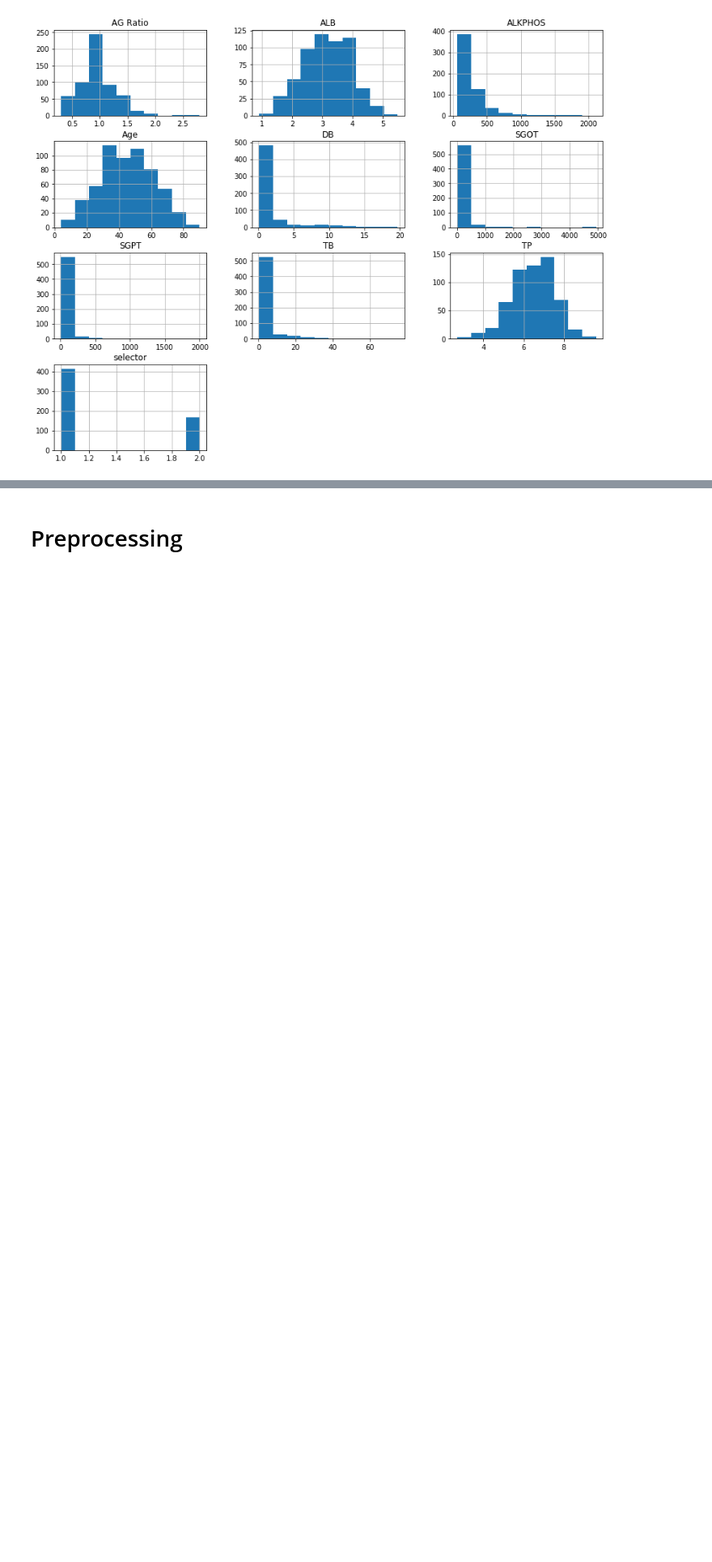
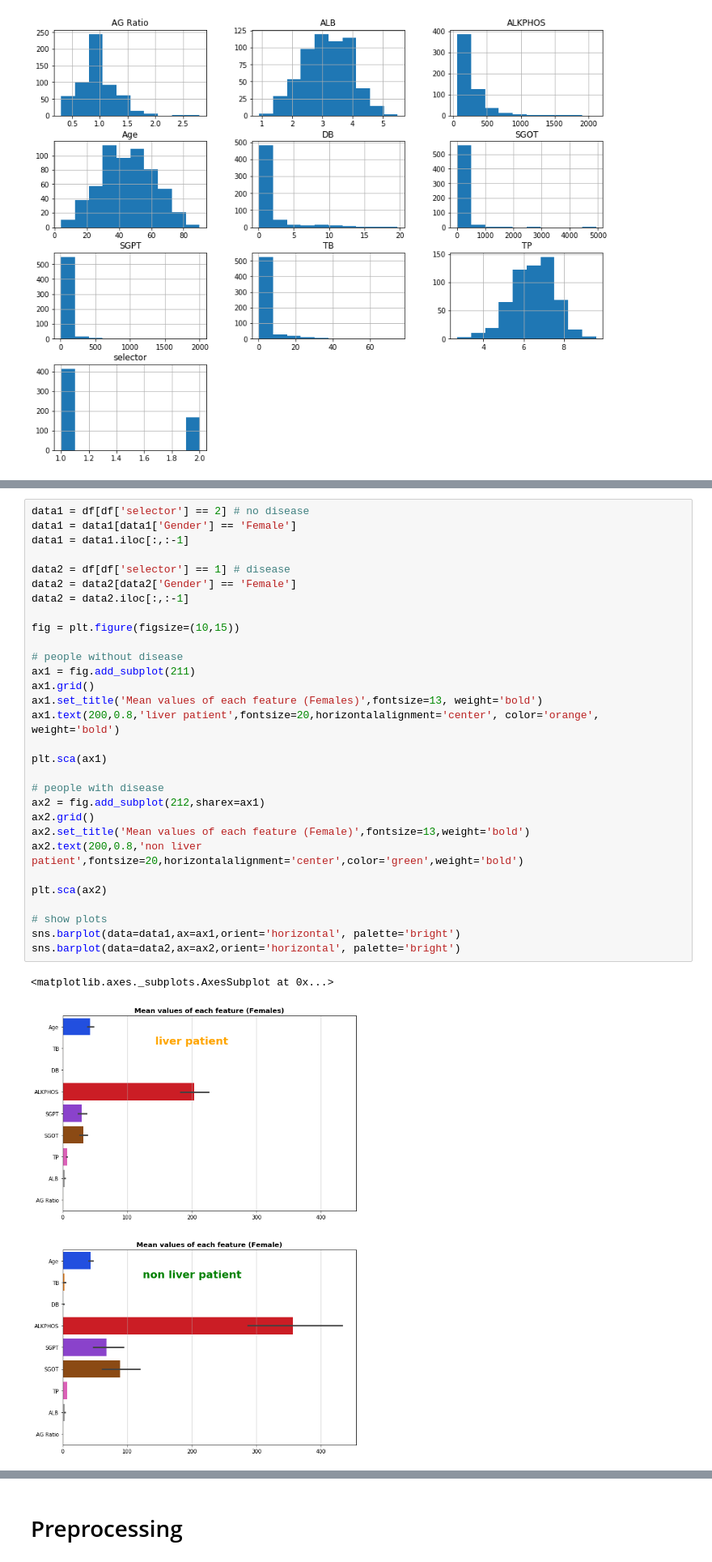
Before and after one commit to vegetablecode/NeuralNetworks, a Jupyter notebook: indian liver patient classification/ILPD-classification.ipynb, the cells around one changed output, grey strips where cells are left out. Shown at 81% size. Saved outputs shown, nothing was run; the diff lists cells and outputs as text; blank space fills up the shorter version.

```diff
--- a/indian liver patient classification/ILPD-classification.ipynb
+++ b/indian liver patient classification/ILPD-classification.ipynb
@@ -119,0 +137,33 @@ Text(0, 0.5, 'Frequency')
+# %%
+data1 = df[df['selector'] == 2] # no disease
+data1 = data1[data1['Gender'] == 'Female']
+data1 = data1.iloc[:,:-1]
+
+data2 = df[df['selector'] == 1] # disease
+data2 = data2[data2['Gender'] == 'Female']
+data2 = data2.iloc[:,:-1]
+
+fig = plt.figure(figsize=(10,15))
+
+# people without disease
+ax1 = fig.add_subplot(211)
+ax1.grid()
+ax1.set_title('Mean values of each feature (Females)',fontsize=13, weight='bold')
+ax1.text(200,0.8,'liver patient',fontsize=20,horizontalalignment='center', color='orange', weight='bold')
+
+plt.sca(ax1)
+
+# people with disease
+ax2 = fig.add_subplot(212,sharex=ax1)
+ax2.grid()
+ax2.set_title('Mean values of each feature (Female)',fontsize=13,weight='bold')
+ax2.text(200,0.8,'non liver patient',fontsize=20,horizontalalignment='center',color='green',weight='bold')
+
+plt.sca(ax2)
+
+# show plots
+sns.barplot(data=data1,ax=ax1,orient='horizontal', palette='bright')
+sns.barplot(data=data2,ax=ax2,orient='horizontal', palette='bright')
+# %% [output]
+<matplotlib.axes._subplots.AxesSubplot at 0x...>
+[figure, added]
```
Also changed, not shown: parts of 68 cells of this notebook, 2 other files.
